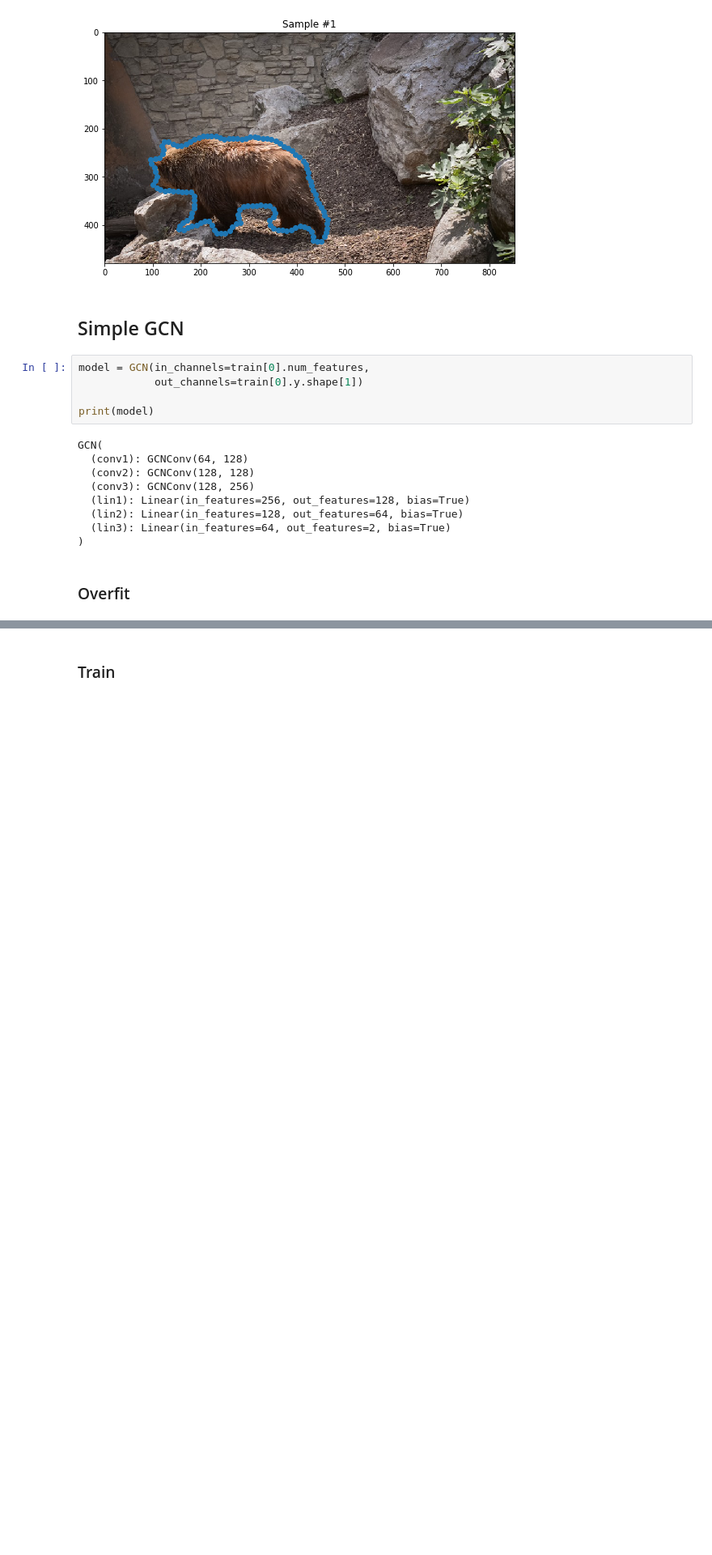
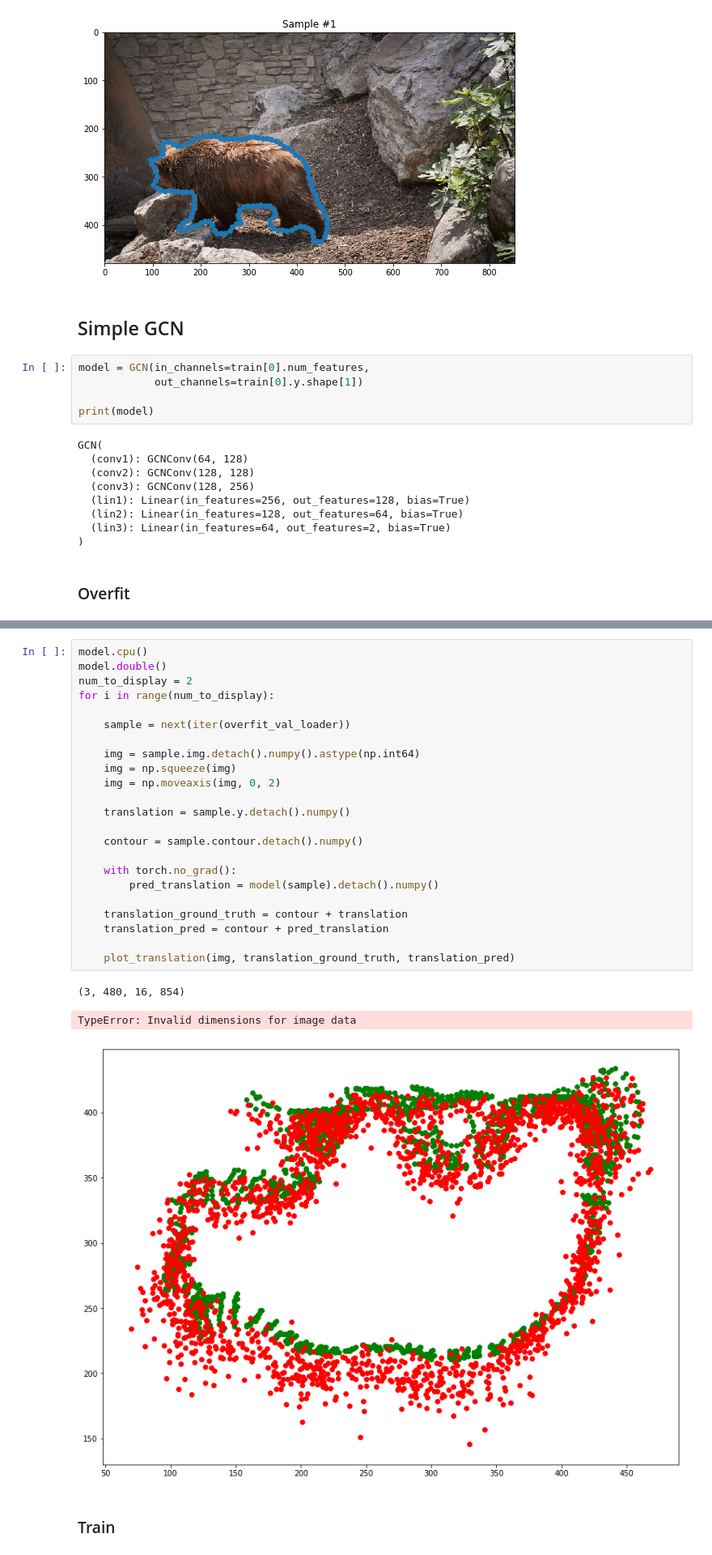
Before and after one commit to chris-clem/in2364-adl4cv, a Jupyter notebook: gcn_davis_2016.ipynb, the cells around one changed output, grey strips where cells are left out. Shown at 81% size. Drawn from its saved outputs; the diff is of its cells as text; blank space fills up the shorter version.

```diff
--- a/gcn_davis_2016.ipynb
+++ b/gcn_davis_2016.ipynb
@@ -165,3 +160,30 @@ show_loss(overfit_solver)
+# %%
+model.cpu()
+model.double()
+num_to_display = 2
+for i in range(num_to_display):
+
+    sample = next(iter(overfit_val_loader))
+
+    img = sample.img.detach().numpy().astype(np.int64)
+    img = np.squeeze(img)
+    img = np.moveaxis(img, 0, 2)
+
+    translation = sample.y.detach().numpy()
+
+    contour = sample.contour.detach().numpy()
+
+    with torch.no_grad():
+        pred_translation = model(sample).detach().numpy()
+
+    translation_ground_truth = contour + translation
+    translation_pred = contour + pred_translation
+
+    plot_translation(img, translation_ground_truth, translation_pred)
+# %% [output]
+(3, 480, 16, 854)
+TypeError: Invalid dimensions for image data
+[figure, added]
 # %% [markdown]
 ### Train
 # %%
```
Also changed, not shown: parts of 3 cells of this notebook.
